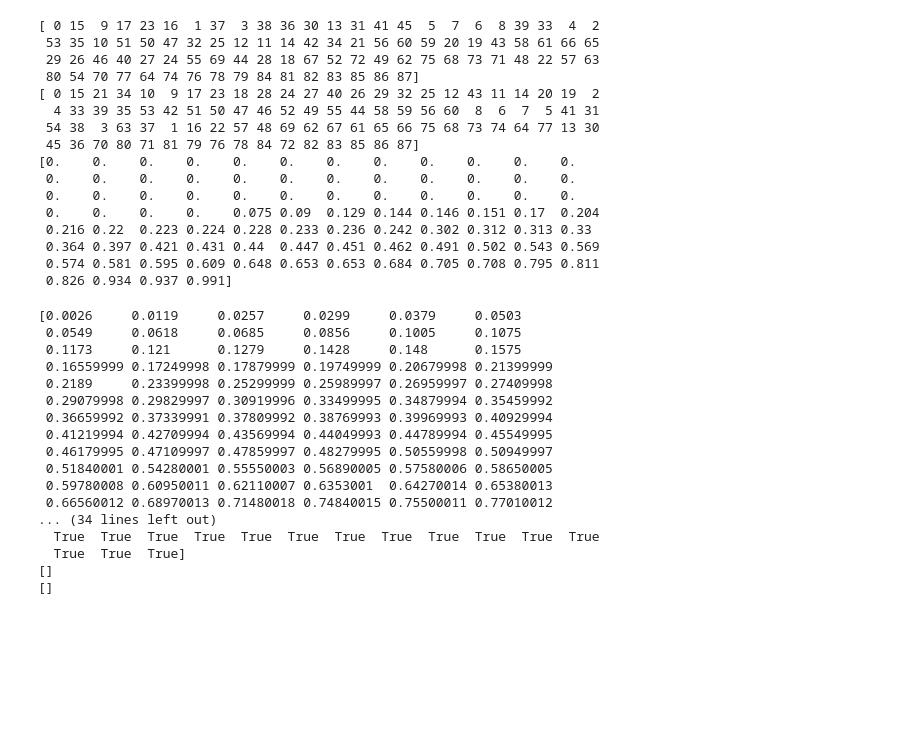
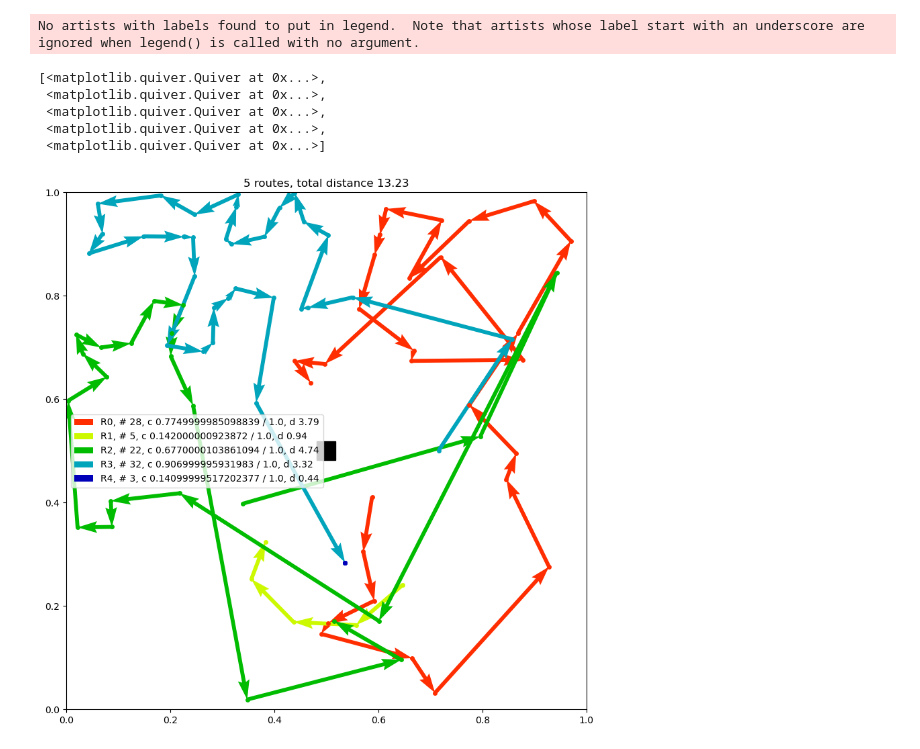
Before and after one commit to JTrainer-STORi/learning-pdtrp, a Jupyter notebook: import_model.ipynb, the cells around one changed output. Cells and saved outputs as stored; diff of their text form; code cells hidden in the pictures; blank space fills up the shorter version.

```diff
--- a/import_model.ipynb
+++ b/import_model.ipynb
@@ -202,3 +188,5 @@ def plot_vehicle_routes(all_nodes, demands, capacity, route, ax1, markersize=5,
         ax1.add_collection(pc_cap)
         ax1.add_collection(pc_used)
         ax1.add_collection(pc_dem)
+
+    return qvs
@@ -272,50 +347,3 @@ dod =  0.5454545454545454
-# %%
-print(pi_with_depot[index].cpu().numpy())
-print(bat['tour_nodes'][index].cpu().numpy())
-print(bat['arrival_times'][index].cpu().numpy())
-# %% [output]
-[ 0 15  9 17 23 16  1 37  3 38 36 30 13 31 41 45  5  7  6  8 39 33  4  2
- 53 35 10 51 50 47 32 25 12 11 14 42 34 21 56 60 59 20 19 43 58 61 66 65
- 29 26 46 40 27 24 55 69 44 28 18 67 52 72 49 62 75 68 73 71 48 22 57 63
- 80 54 70 77 64 74 76 78 79 84 81 82 83 85 86 87]
-[ 0 15 21 34 10  9 17 23 18 28 24 27 40 26 29 32 25 12 43 11 14 20 19  2
-  4 33 39 35 53 42 51 50 47 46 52 49 55 44 58 59 56 60  8  6  7  5 41 31
- 54 38  3 63 37  1 16 22 57 48 69 62 67 61 65 66 75 68 73 74 64 77 13 30
- 45 36 70 80 71 81 79 76 78 84 72 82 83 85 86 87]
-[0.    0.    0.    0.    0.    0.    0.    0.    0.    0.    0.    0.
- 0.    0.    0.    0.    0.    0.    0.    0.    0.    0.    0.    0.
- 0.    0.    0.    0.    0.    0.    0.    0.    0.    0.    0.    0.
- 0.    0.    0.    0.    0.075 0.09  0.129 0.144 0.146 0.151 0.17  0.204
- 0.216 0.22  0.223 0.224 0.228 0.233 0.236 0.242 0.302 0.312 0.313 0.33
- 0.364 0.397 0.421 0.431 0.44  0.447 0.451 0.462 0.491 0.502 0.543 0.569
- 0.574 0.581 0.595 0.609 0.648 0.653 0.653 0.684 0.705 0.708 0.795 0.811
- 0.826 0.934 0.937 0.991]
-# %%
-print(np.array(model_visits[index]))
-print(bat['visit_times'][index].cpu().numpy())
-print(bat['arrival_times'][index].cpu().numpy())
-print(bat['visit_times'][index].cpu().numpy()[:-1] >= bat['arrival_times'][index].cpu().numpy())
-print(np.array(model_visits[index]) >= bat['arrival_times'][index].cpu().numpy()[1:])
-print(bat['visit_times'][index].cpu().numpy()[:-1][~(bat['visit_times'][index].cpu().numpy()[:-1] >= bat['arrival_times'][index].cpu().numpy())])
-print(bat['arrival_times'][index].cpu().numpy()[~(bat['visit_times'][index].cpu().numpy()[:-1] >= bat['arrival_times'][index].cpu().numpy())])
-# %% [output]
-[0.0026     0.0119     0.0257     0.0299     0.0379     0.0503
- 0.0549     0.0618     0.0685     0.0856     0.1005     0.1075
- 0.1173     0.121      0.1279     0.1428     0.148      0.1575
- 0.16559999 0.17249998 0.17879999 0.19749999 0.20679998 0.21399999
- 0.2189     0.23399998 0.25299999 0.25989997 0.26959997 0.27409998
- 0.29079998 0.29829997 0.30919996 0.33499995 0.34879994 0.35459992
- 0.36659992 0.37339991 0.37809992 0.38769993 0.39969993 0.40929994
- 0.41219994 0.42709994 0.43569994 0.44049993 0.44789994 0.45549995
- 0.46179995 0.47109997 0.47859997 0.48279995 0.50559998 0.50949997
- 0.51840001 0.54280001 0.55550003 0.56890005 0.57580006 0.58650005
- 0.59780008 0.60950011 0.62110007 0.6353001  0.64270014 0.65380013
- 0.66560012 0.68970013 0.71480018 0.74840015 0.75500011 0.77010012
-... (34 lines left out)
-  True  True  True  True  True  True  True  True  True  True  True  True
-  True  True  True]
-[]
-[]
 # %%
 def plot_qv(xy, tour, ax1):
     """
@@ -340,3 +368,16 @@ def plot_qv(xy, tour, ax1):
     )
 
     return qv, lengths[-1]
+# %%
+index = 0
+fig, axs = plt.subplots(figsize=(10, 10))
+#plot_vehicle_routes(bat['all_nodes'][index], bat['demand'][index], 1.0, pi_with_depot[index], axs[0], visualize_demands=True)
+plot_vehicle_routes(bat['all_nodes'][index], bat['demand'][index], 1.0, torch.tensor(bat['tour_nodes'][index].cpu().numpy()), axs, visualize_demands=False)
+# %% [output]
+No artists with labels found to put in legend.  Note that artists whose label start with an underscore are ignored when legend() is called with no argument.
+[<matplotlib.quiver.Quiver at 0x...>,
+ <matplotlib.quiver.Quiver at 0x...>,
+ <matplotlib.quiver.Quiver at 0x...>,
+ <matplotlib.quiver.Quiver at 0x...>,
+ <matplotlib.quiver.Quiver at 0x...>]
+[figure, added]
```
Also changed, not shown: parts of 16 cells of this notebook, 3 other files.
